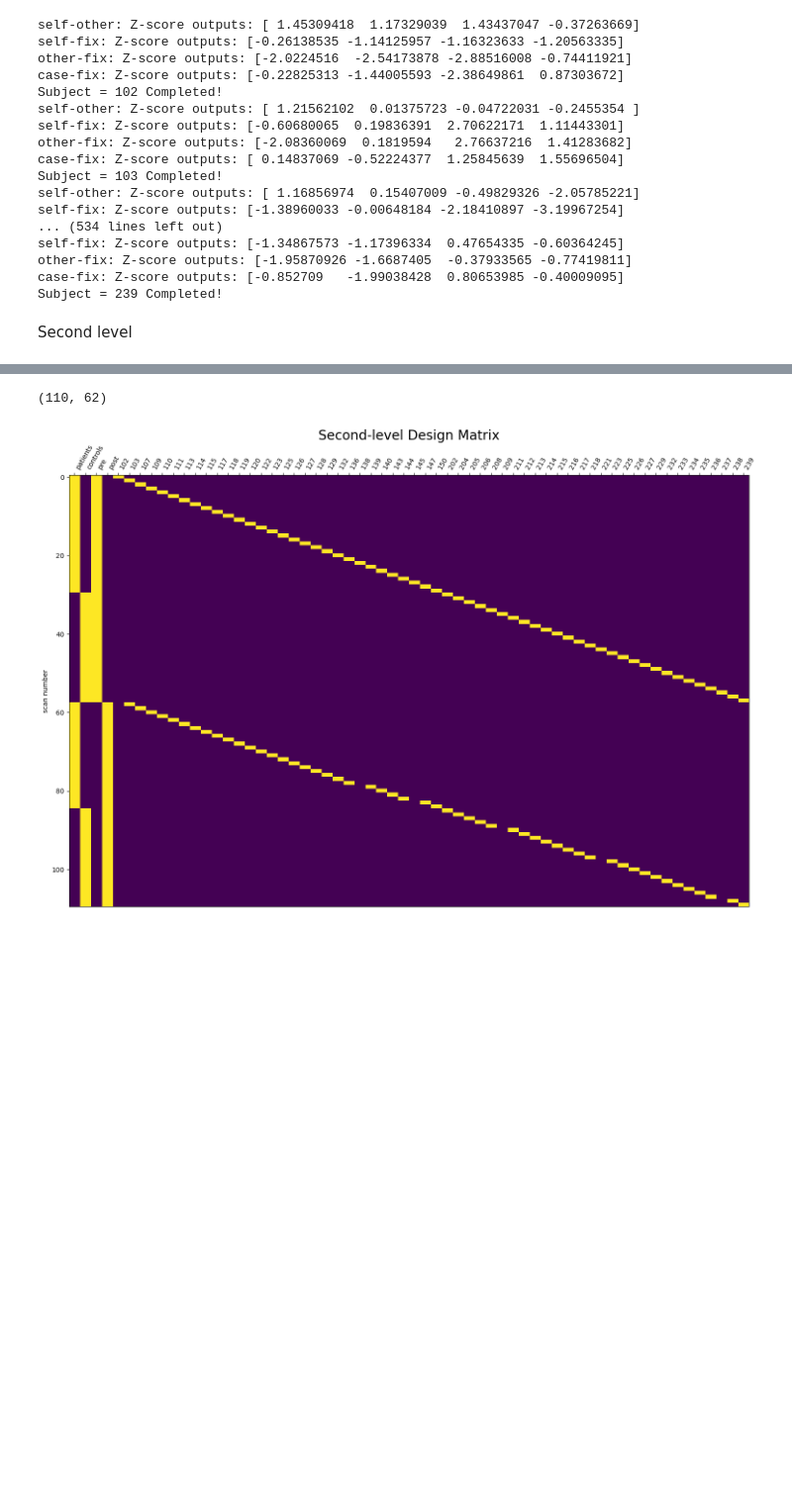
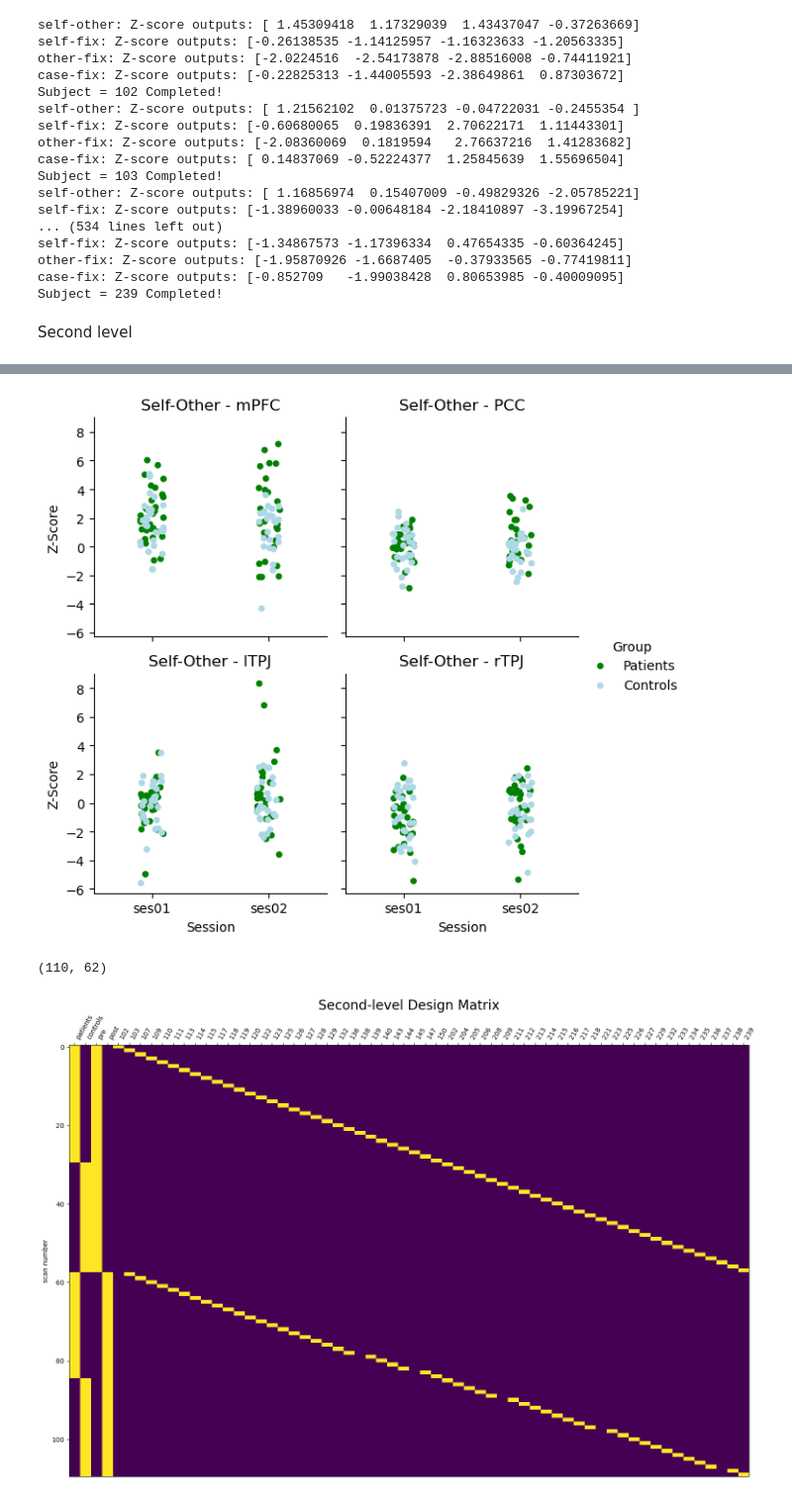
Before and after one commit to gillgrennan/self-other_ms, a Jupyter notebook: self-other_dmn_roi_analysis.ipynb, the cells around one changed output, grey strips where cells are left out. Shown at 99% size. Saved outputs shown, nothing was run; the diff lists cells and outputs as text; code cells hidden in the pictures; blank space fills up the shorter version.

```diff
--- a/self-other_dmn_roi_analysis.ipynb
+++ b/self-other_dmn_roi_analysis.ipynb
@@ -729,3 +805,92 @@ second_level_input = np.concatenate(second_level_input,axis=0)
+# %%
+import seaborn as sns
+import matplotlib.pyplot as plt
+import numpy as np
+import pandas as pd
+
+def check_subject_id(subject_id, group):
+    if group == 1:
+        return subject_id.startswith('sub1')
+    elif group == 2:
+        return subject_id.startswith('sub2')
+    else:
+        return False
+
+# Find indices for subjects in group 1 (100s) and group 2 (200s) for ses01 and ses02
+patients_ses01_indices = [i for i, sub in enumerate(sub_order['self-other']) if check_subject_id(sub, 1) and sub.endswith('-ses01')]
+controls_ses01_indices = [i for i, sub in enumerate(sub_order['self-other']) if check_subject_id(sub, 2) and sub.endswith('-ses01')]
+patients_ses02_indices = [i for i, sub in enumerate(sub_order['self-other']) if check_subject_id(sub, 1) and sub.endswith('-ses02')]
+controls_ses02_indices = [i for i, sub in enumerate(sub_order['self-other']) if check_subject_id(sub, 2) and sub.endswith('-ses02')]
+
+# Extract z-scores for ses01 and ses02
+z_scores_patients_ses01 = second_level_input[patients_ses01_indices, :]
+z_scores_patients_ses02 = second_level_input[patients_ses02_indices, :]
+z_scores_controls_ses01 = second_level_input[controls_ses01_indices, :]
+z_scores_controls_ses02 = second_level_input[controls_ses02_indices, :]
+
+# Creating separate scatter plots for each region
+regions = ['mPFC', 'PCC', 'lTPJ', 'rTPJ']
+
+# Prepare a DataFrame for Seaborn
+data = {
+    'Z-Score': [],
+    'Session': [],
+    'Group': [],
+    'Region': []
+}
+
+for region_index, region in enumerate(regions):
+    for i in range(len(z_scores_patients_ses01)):
+        data['Z-Score'].append(z_scores_patients_ses01[i, region_index])
+        data['Session'].append('ses01')
+        data['Group'].append('Patients')
+        data['Region'].append(region)
+
+    for i in range(len(z_scores_controls_ses01)):
+        data['Z-Score'].append(z_scores_controls_ses01[i, region_index])
+        data['Session'].append('ses01')
+        data['Group'].append('Controls')
+        data['Region'].append(region)
+
+    for i in range(len(z_scores_patients_ses02)):
+        data['Z-Score'].append(z_scores_patients_ses02[i, region_index])
+        data['Session'].append('ses02')
+        data['Group'].append('Patients')
+        data['Region'].append(region)
+
+    for i in range(len(z_scores_controls_ses02)):
+        data['Z-Score'].append(z_scores_controls_ses02[i, region_index])
+        data['Session'].append('ses02')
+        data['Group'].append('Controls')
+        data['Region'].append(region)
+
+df = pd.DataFrame(data)
+
+# Plotting with Seaborn's catplot
+g = sns.catplot(
+    data=df,
+    x='Session',
+    y='Z-Score',
+    hue='Group',
+    col='Region',
+    kind='strip',
+    palette={'Patients': '#008000', 'Controls': '#ADD8E6'},
+    col_wrap=2,
+    height=3,
+    aspect=1
+)
+
+# Adjust layout to make room for the legend
+# g.fig.subplots_adjust(bottom=0.2)
+# g.add_legend(title='Group', loc='lower center', ncol=2)
+
+# Set titles for the subplots
+for ax, region in zip(g.axes.flat, regions):
+    ax.set_title(f'Self-Other - {region}')
+
+plt.show()
+# %% [output]
+[figure, added]
 # %%
 # making second-level design matrix
 
```
Also changed, not shown: parts of 25 cells of this notebook.
